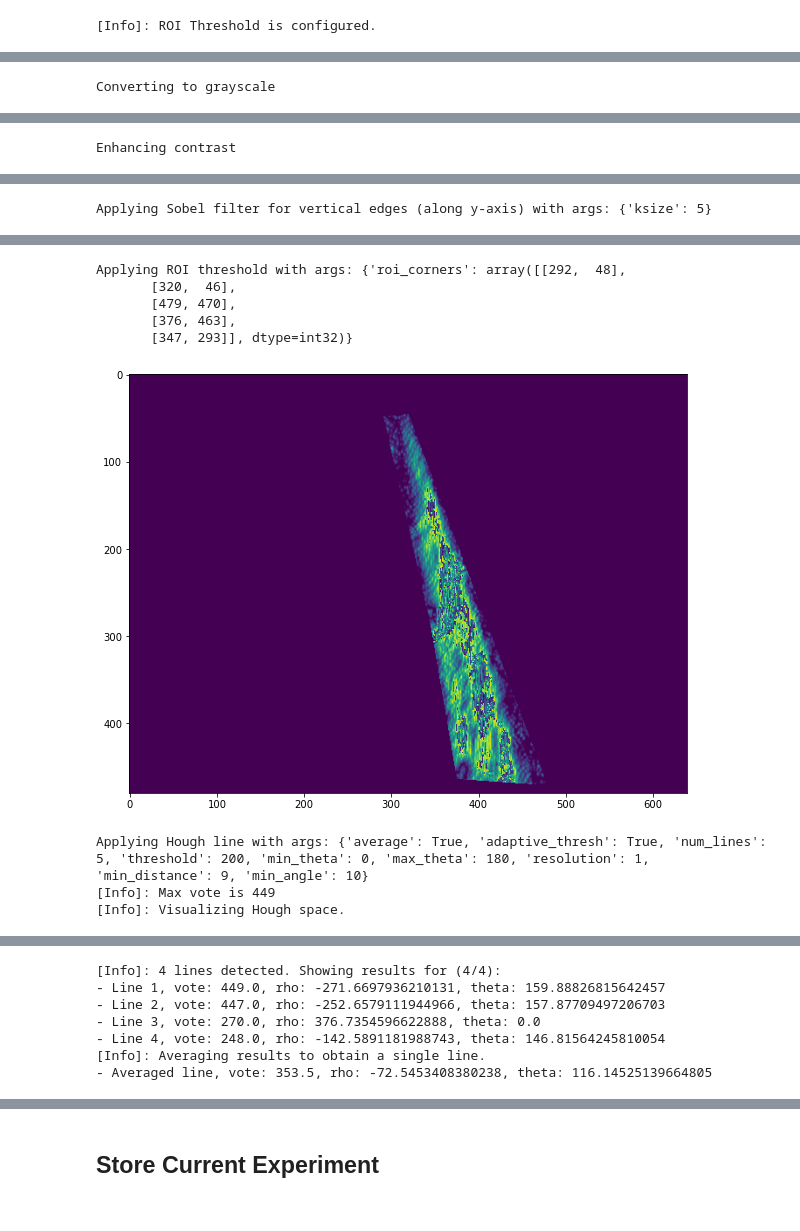
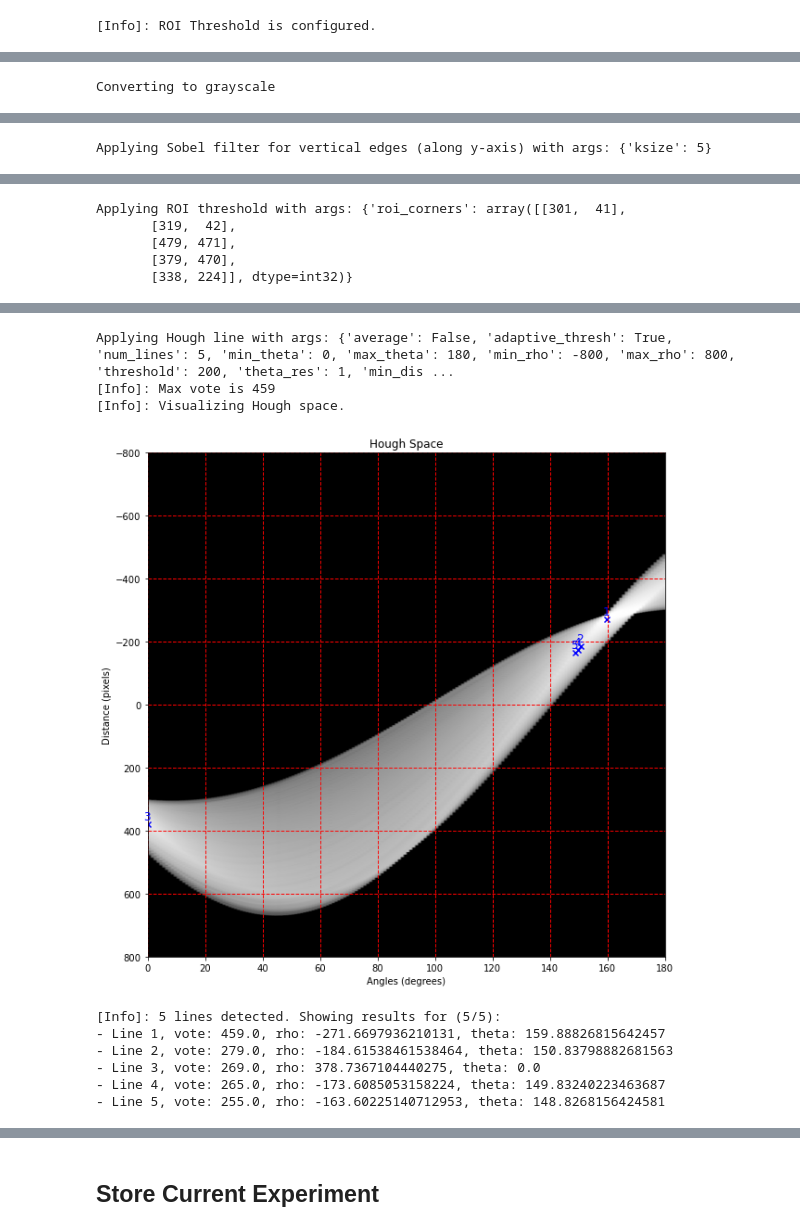
Before and after one commit to free-bit/furrow-edge-detector, a Jupyter notebook: Image Processing & Feature Detection.ipynb, the cells around one changed output, grey strips where cells are left out. Cells and saved outputs as stored; diff of their text form; code cells hidden in the pictures.

Commit message:
Changes in apply_hough_line: * Rho filtering feauture added. * Visualize detected lines as points in Hough space

```diff
--- a/Image Processing & Feature Detection.ipynb
+++ b/Image Processing & Feature Detection.ipynb
@@ -131,21 +131,25 @@ def canny_config(threshold1=50, threshold2=100):
     return {"threshold1": threshold1, "threshold2": threshold2}
 
 def hough_line_config(average=True,
-                      adaptive_thresh=True,
-                      num_lines=5,    # take num_lines top voted lines
-                      threshold=200,  # minimum votes required to accept a line
-                      min_theta=0,    # minimum angles to accept a line
-                      max_theta=180,  # maximum angles to accept a line
-                      resolution=1,   # resolution: 2 == unit angle: 0.5
-                      min_distance=9, # take lines separated with at least min_distance pixels
-                      min_angle=10):  # take lines separated with at least min_angle degrees
+                      adaptive_thresh=True, # use half of the max vote as threshold
+                      num_lines=5,     # take num_lines top voted lines
+                      min_theta=0,     # minimum angles to accept a line
+                      max_theta=180,   # maximum angles to accept a line
+                      min_rho=-800, # minimum rho to accept a line
+                      max_rho=800,  # maximum rho to accept a line
+                      threshold=200,   # minimum votes required to accept a line
+                      theta_res=1,     # theta_res: 2 -> unit angle: 0.5
+                      min_distance=9,  # take lines separated with at least min_distance pixels
+                      min_angle=10):   # take lines separated with at least min_angle degrees
     return {"average": average,
             "adaptive_thresh": adaptive_thresh,
             "num_lines": num_lines,
-            "threshold": threshold,
             "min_theta": min_theta,
             "max_theta": max_theta,
-            "resolution": resolution,
+            "min_rho": min_rho,
+            "max_rho": max_rho,
+            "threshold": threshold,
+            "theta_res": theta_res,
             "min_distance": min_distance,
             "min_angle": min_angle}
 # %% [markdown]
@@ -185,10 +189,12 @@ sobelh_ui = lambda: interactive(sobelh_config, ksize=(1,20))
 canny_ui = lambda: interactive(canny_config, threshold1=(0,100), threshold2=(0,100))
 hough_line_ui = lambda: interactive(hough_line_config,
                                     num_lines=(1,500),
-                                    threshold=(0,100000),
                                     min_theta=(0,180),
                                     max_theta=(0,180),
-                                    resolution=(1,5),
+                                    min_rho=(-800,800),
+                                    max_rho=(-800,800),
+                                    threshold=(0,100000),
+                                    theta_res=(1,5),
                                     min_distance=(0,1000),
                                     min_angle=(0,180))
 
@@ -302,9 +314,9 @@ if roi_config:
 
 input_image = depth_img.copy() # rgb_img
 output = apply_functions(input_image.copy(), func_stack, config_stack)
-# show_shapes(input_image.copy(), output, shapeIdx=0, cmap=None)
+show_shapes(input_image.copy(), output, shapeIdx=0, cmap=None)
 # %% [output]
 [figure]
 Converting to grayscale
 [figure]
-Enhancing contrast
+Applying Sobel filter for vertical edges (along y-axis) with args: {'ksize': 5}
@@ -312 +324,5 @@ Enhancing contrast
-Applying Sobel filter for vertical edges (along y-axis) with args: {'ksize': 5}
+Applying ROI threshold with args: {'roi_corners': array([[301,  41],
+       [319,  42],
+       [479, 471],
+       [379, 470],
+       [338, 224]], dtype=int32)}
@@ -314,9 +330,10 @@ Applying Sobel filter for vertical edges (along y-axis) with args: {'ksize': 5}
-Applying ROI threshold with args: {'roi_corners': array([[292,  48],
-       [320,  46],
-       [479, 470],
-       [376, 463],
-       [347, 293]], dtype=int32)}
+Applying Hough line with args: {'average': False, 'adaptive_thresh': True, 'num_lines': 5, 'min_theta': 0, 'max_theta': 180, 'min_rho': -800, 'max_rho': 800, 'threshold': 200, 'theta_res': 1, 'min_dis ...
+[Info]: Max vote is 459
+[Info]: Visualizing Hough space.
-[figure, old version]
+[figure, new version]
-Applying Hough line with args: {'average': True, 'adaptive_thresh': True, 'num_lines': 5, 'threshold': 200, 'min_theta': 0, 'max_theta': 180, 'resolution': 1, 'min_distance': 9, 'min_angle': 10}
-[Info]: Max vote is 449
-[Info]: Visualizing Hough space.
+[Info]: 5 lines detected. Showing results for (5/5):
+- Line 1, vote: 459.0, rho: -271.6697936210131, theta: 159.88826815642457
+- Line 2, vote: 279.0, rho: -184.61538461538464, theta: 150.83798882681563
+- Line 3, vote: 269.0, rho: 378.7367104440275, theta: 0.0
+- Line 4, vote: 265.0, rho: -173.6085053158224, theta: 149.83240223463687
+- Line 5, vote: 255.0, rho: -163.60225140712953, theta: 148.8268156424581
@@ -324,7 +340,0 @@ Applying Hough line with args: {'average': True, 'adaptive_thresh': True, 'num_l
-[Info]: 4 lines detected. Showing results for (4/4):
-- Line 1, vote: 449.0, rho: -271.6697936210131, theta: 159.88826815642457
-- Line 2, vote: 447.0, rho: -252.6579111944966, theta: 157.87709497206703
-- Line 3, vote: 270.0, rho: 376.7354596622888, theta: 0.0
-- Line 4, vote: 248.0, rho: -142.5891181988743, theta: 146.81564245810054
-[Info]: Averaging results to obtain a single line.
-- Averaged line, vote: 353.5, rho: -72.5453408380238, theta: 116.14525139664805
```
Also changed, not shown: parts of 4 cells of this notebook, 1 other file.
